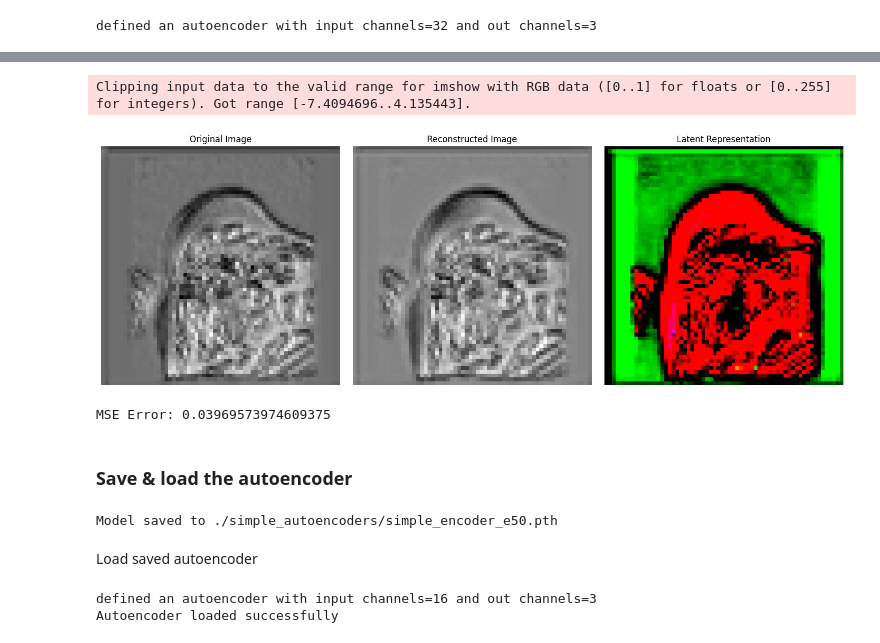
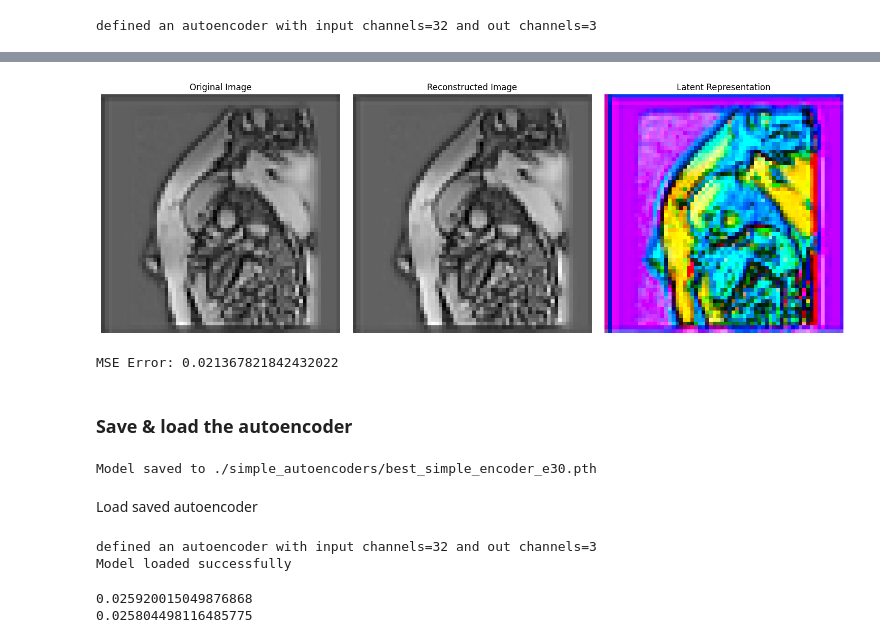
Before and after one commit to kel16/MedImSeg-Lab24, a Jupyter notebook: src/dimensionality_reduction/simple_autoencoder_train.ipynb, the cells around one changed output, grey strips where cells are left out. Cells and saved outputs as stored; diff of their text form; code cells hidden in the pictures.

```diff
--- a/src/dimensionality_reduction/simple_autoencoder_train.ipynb
+++ b/src/dimensionality_reduction/simple_autoencoder_train.ipynb
@@ -318,39 +334,62 @@ Find logs at: ./wandb/run-20250126_152556-3mibvqa4/logs
+# %%
+import torch
+
+def print_image_error(original, reconstruction):
+    criterion = torch.nn.MSELoss()
+    mse_error = criterion(original, reconstruction).item()
+
+    print(f"MSE Error: {mse_error}")
 # %%
-selected_sample = layer_samples[SAMPLE_ID]
+selected_sample = layer_samples[10]
 original_np = selected_sample.detach().numpy()
 # %%
 latent, reconstructed = autoencoder_dataset(selected_sample)
 latent_np = latent.detach().numpy()
 reconstructed_np = reconstructed.detach().numpy()
-# %%
-plot_results(original_np, reconstructed_np, latent_np)
-# %% [output]
-Clipping input data to the valid range for imshow with RGB data ([0..1] for floats or [0..255] for integers). Got range [-7.4094696..4.135443].
-[figure, removed]
-# %%
-mse_error = np.mean((original_np - reconstructed_np) ** 2)
-
-print(f"MSE Error: {mse_error.item()}")
-# %% [output]
-MSE Error: 0.03969573974609375
+# %%
+from visualization_utils.layer_visualizer import LayerVisualizer
+
+layer_visualizer = LayerVisualizer()
+layer_visualizer.plot(original_np, reconstructed_np, latent_np)
+
+print_image_error(selected_sample, reconstructed)
+# %% [output]
+[figure, added]
+MSE Error: 0.021367821842432022
 # %% [markdown]
 ### Save  & load the autoencoder
 # %%
 from model_saver import ModelSaver
 
-FILE_NAME = 'simple_encoder_e50'
+FILE_NAME = 'best_simple_encoder_e30'
 
 saver = ModelSaver('./simple_autoencoders')
 
 saver.save_model_config(autoencoder_dataset, file_name=FILE_NAME)
 # %% [output]
-Model saved to ./simple_autoencoders/simple_encoder_e50.pth
+Model saved to ./simple_autoencoders/best_simple_encoder_e30.pth
 # %% [markdown]
 Load saved autoencoder
 # %%
 # Initialize the same autoencoder structure
-autoencoder_saved = FeatureAutoencoder(C, OUT_DIMS)
-saver.load_autoencoder_config(autoencoder_saved, FILE_NAME)
+autoencoder_saved = FeatureAutoencoder(32, 3)
+
+from model_saver import ModelSaver
+saver = ModelSaver('./simple_autoencoders')
+saver.load_autoencoder_config(autoencoder_saved, 'best_simple_encoder_e30')
 # %% [output]
-defined an autoencoder with input channels=16 and out channels=3
-Autoencoder loaded successfully
+defined an autoencoder with input channels=32 and out channels=3
+Model loaded successfully
+# %%
+from dimensionality_reduction.train import get_avg_error
+
+print(get_avg_error(autoencoder=autoencoder_saved, dataloader=datamodule.train_dataloader,
+                                model=model, device='cuda:2',
+                                selected_layer_names=[LAYER_NAME]))
+
+print(get_avg_error(autoencoder=autoencoder_saved, dataloader=datamodule.val_dataloader,
+                                model=model, device='cuda:2',
+                                selected_layer_names=[LAYER_NAME]))
+# %% [output]
+0.025920015049876868
+0.025804498116485775
```
Also changed, not shown: parts of 12 cells of this notebook, 3 other files.
